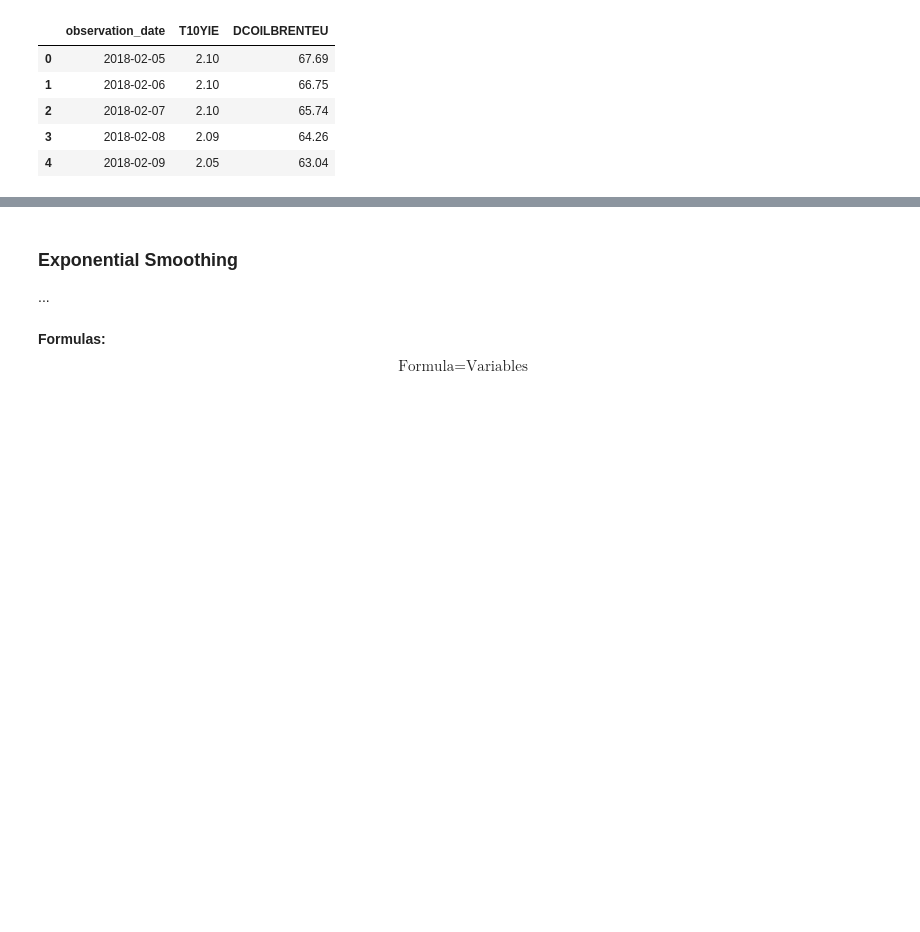
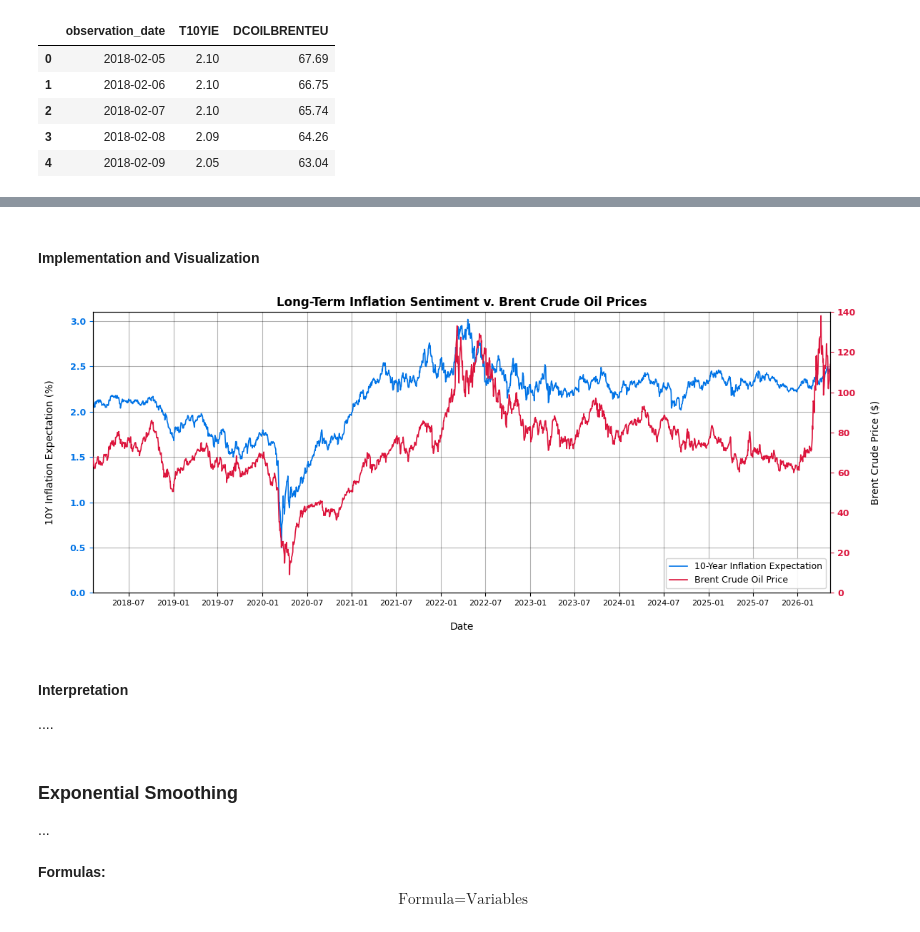
Before and after one commit to Ryan-Page-2024/Investigating-Inflation, a Jupyter notebook: Investigating_Inflation.ipynb, the cells around one changed output, grey strips where cells are left out. Cells and saved outputs as stored; diff of their text form; code cells hidden in the pictures; blank space fills up the shorter version.

```diff
--- a/Investigating_Inflation.ipynb
+++ b/Investigating_Inflation.ipynb
@@ -1349,3 +1331,50 @@ plt.tight_layout()
+# %% [markdown]
+#### Implementation and Visualization
+# %%
+# Long-Term Inflation Sentiment v. Brent Crude Oil Prices
+plt.figure(figsize=(12, 5))
+plt.grid(alpha=0.3, color='#000000', zorder=0)
+plt.title('Long-Term Inflation Sentiment v. Brent Crude Oil Prices', fontsize=12, fontweight='bold')
+plt.ylabel('10Y Inflation Expectation (%)', labelpad=15)
+plt.xlabel('Date', labelpad=15)
+plt.ylim(0, 3.1)
+plt.xlim(min_date, max_date)
+plt.gca().tick_params(axis='x', labelsize=8)
+plt.gca().xaxis.set_major_locator(mdates.MonthLocator(bymonth=[1, 7]))
+plt.gca().xaxis.set_major_formatter(mdates.DateFormatter('%Y-%m'))
+
+# Plot 10-Year Inflation Expectation (Left Axis)
+line1 = plt.plot(
+    roll_corr['observation_date'], roll_corr['T10YIE'],
+    color='#0073e6', linewidth=1.2, label='10-Year Inflation Expectation', zorder=2
+)
+plt.tick_params(axis='y', colors='#0073e6', labelsize=9)
+for label in plt.gca().get_yticklabels():
+    label.set_fontweight('bold')
+
+# Plot Brent Crude Oil Price
+plt.twinx()
+line2 = plt.plot(
+    roll_corr['observation_date'], roll_corr['DCOILBRENTEU'],
+    color='#DC143C', linewidth=1.2, label='Brent Crude Oil Price', zorder=3
+)
+plt.ylabel('Brent Crude Price ($)', labelpad=15)
+plt.ylim(0, 140)
+plt.tick_params(axis='y', colors='#DC143C', labelsize=9)
+for label in plt.gca().get_yticklabels():
+    label.set_fontweight('bold')
+
+# Add Legend
+lines = line1 + line2
+labels = [l.get_label() for l in lines]
+plt.legend(lines, labels, loc='lower right', fontsize=9, framealpha=0.9)
+plt.tight_layout()
+plt.show()
+# %% [output]
+[figure, added]
+# %% [markdown]
+#### Interpretation
+....
 # %% [markdown]
 ### Exponential Smoothing
 ...
```
Also changed, not shown: parts of 8 cells of this notebook.
